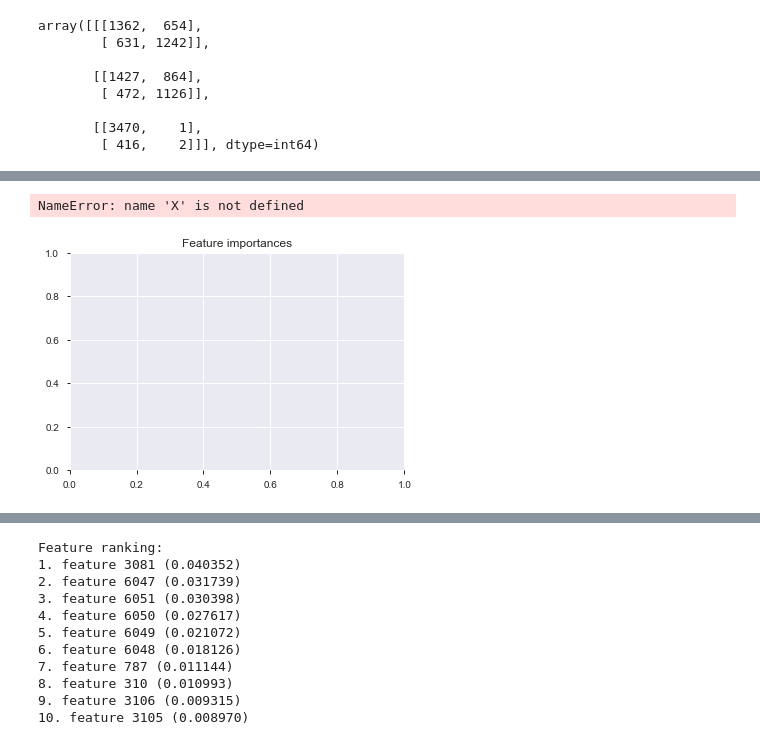
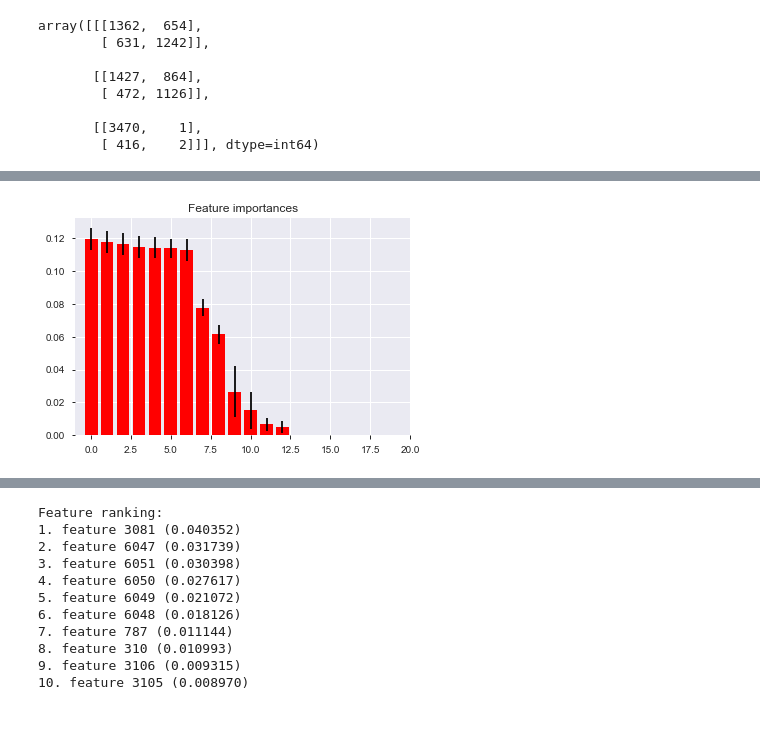
Before and after one commit to kingbd2/Fake_News_Data_Cup, a Jupyter notebook: 4.ModelTesting.ipynb, the cells around one changed output, grey strips where cells are left out. Saved outputs shown, nothing was run; the diff lists cells and outputs as text; code cells hidden in the pictures.

```diff
--- a/4.ModelTesting.ipynb
+++ b/4.ModelTesting.ipynb
@@ -27,5 +25,9 @@ model = pickle.load(open('models/20191103_RandomForestClassifier.pkl', 'rb'))
-# %%
-model = pickle.load(open('models/20191104_XGBClassifier.pkl', 'rb'))
+# %%
+RFC = pickle.load(open('models/20191107-3_RandomForestClassifier.pkl', 'rb'))
+VC = pickle.load(open('models/20191108-2_VotingClassifier.pkl', 'rb'))
+XGB = pickle.load(open('models/20191107-3_XGBClassifier.pkl', 'rb'))
+# %%
+model_list = [RFC, VC, XGB]
 # %% [markdown]
 ## Make confusion matrix (cm)
 matrix as follows:
@@ -48,10 +50,12 @@ We can summarize this in the confusion matrix as follows:
 
 This can help in calculating more advanced classification metrics such as precision, recall, specificity and sensitivity of our classifier.|
 # %%
-predictions = model.predict(test_features)
 from sklearn.metrics import confusion_matrix, multilabel_confusion_matrix
 from sklearn.metrics import f1_score
-cm = confusion_matrix(test_labels, predictions)
-mlcm = multilabel_confusion_matrix(test_labels, predictions)
-f1_score(test_labels, predictions, average='macro')
+for model in model_list:
+    predictions = model.predict(test_features)
+    cm = confusion_matrix(test_labels, predictions)
+    print(cm)
+#     mlcm = multilabel_confusion_matrix(test_labels, predictions)
+    print(f1_score(test_labels, predictions, average='macro'))
 # %% [output]
@@ -133,13 +146,12 @@ AttributeError: 'XGBClassifier' object has no attribute 'estimators_'
 # %%
 # Plot the feature importances of the forest
 plt.figure()
 plt.title("Feature importances")
-plt.bar(range(X.shape[1]), importances[indices],
+plt.bar(range(train_features.shape[1]), importances[indices],
        color="r", yerr=std[indices], align="center")
 # plt.xticks(range(X.shape[1]), indices)
 plt.xlim([-1, 20])
 # X.shape[1]]
 plt.show()
 # %% [output]
-NameError: name 'X' is not defined
-[figure, old version]
+[figure, new version]
```
Also changed, not shown: parts of 8 cells of this notebook, 4 other files.
